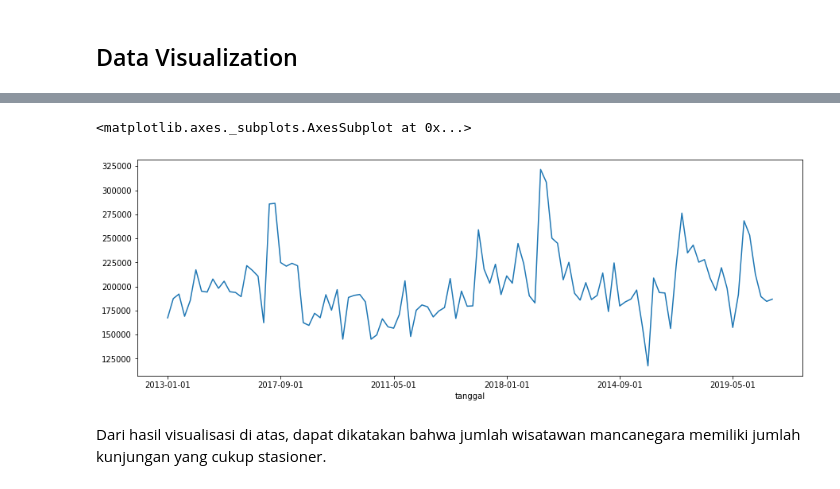
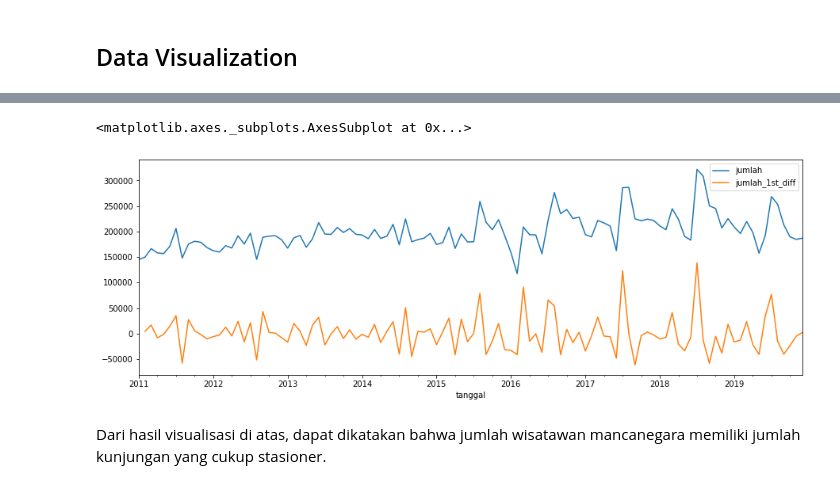
Before and after one commit to MaxZx3000/AI-Compfest-GigaPrime, a Jupyter notebook: artificial-intelligence/time_series_jumlah_wisatawan_mancanegara_jakarta.ipynb, the cells around one changed output, grey strips where cells are left out. Cells and saved outputs as stored; diff of their text form; code cells hidden in the pictures.

```diff
--- a/artificial-intelligence/time_series_jumlah_wisatawan_mancanegara_jakarta.ipynb
+++ b/artificial-intelligence/time_series_jumlah_wisatawan_mancanegara_jakarta.ipynb
@@ -28,6 +43,9 @@ bulan_field = "bulan"
 tanggal_field = "tanggal"
 jumlah_field = "jumlah"
 tempat_wisata_field = "jumlah"
+first_diff_field = "jumlah_1st_diff"
+log_jumlah_field = "log_jumlah"
+train_prediction_field = "train_jumlah_predict"
 # %% [markdown]
 Get All Datasets Name
 # %%
@@ -127,6 +145,12 @@ concat_jakarta_tourism_time_series_df.to_csv("full_jakarta_jumlah_wisatawan_manc
 # %% [markdown]
 ## Data Visualization
 # %%
-df = pd.read_csv("full_jakarta_jumlah_wisatawan_mancanegara.csv")
+df = pd.read_csv(
+    "full_jakarta_jumlah_wisatawan_mancanegara.csv",
+    index_col = tanggal_field,
+    parse_dates = True
+)
+
+df.drop([tahun_field, bulan_field, "Unnamed: 0"], inplace = True, axis = 1)
 df.head()
 # %% [output]
@@ -139,4 +168,4 @@ df.head()
 # %%
-df.set_index(tanggal_field, inplace = True)
-df.head(5)
+df = df.sort_index()
+df.head()
 # %% [output]
@@ -149,0 +179,3 @@ df.head(5)
+# %%
+df[first_diff_field] = df[jumlah_field].diff()
+df.head()
@@ -150,8 +190,7 @@ df.head(5)
 # %%
-time_series_df = df[jumlah_field]
-time_series_df.plot(figsize = (15, 5))
+df.plot(figsize = (15, 5))
 # %% [output]
 <matplotlib.axes._subplots.AxesSubplot at 0x...>
-[figure, old version]
+[figure, new version]
 # %% [markdown]
 Dari hasil visualisasi di atas, dapat dikatakan bahwa jumlah wisatawan mancanegara memiliki jumlah kunjungan yang cukup stasioner.
```
Also changed, not shown: parts of 19 cells of this notebook.
